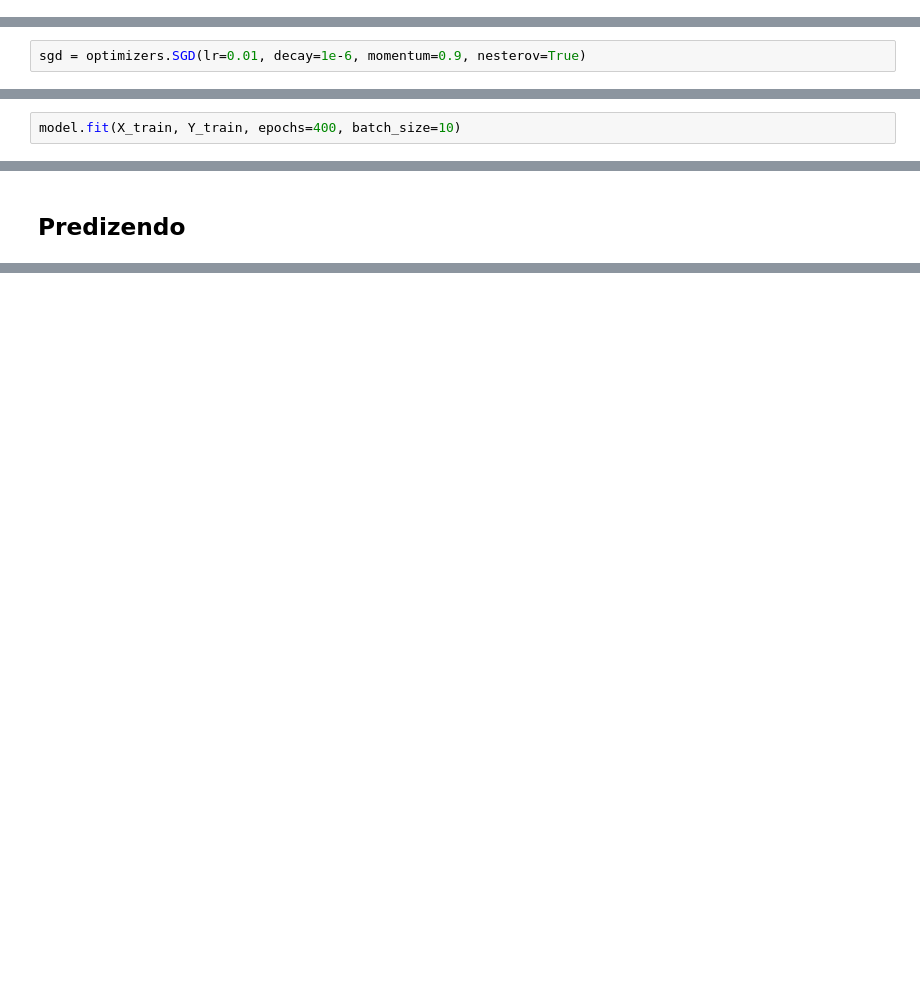
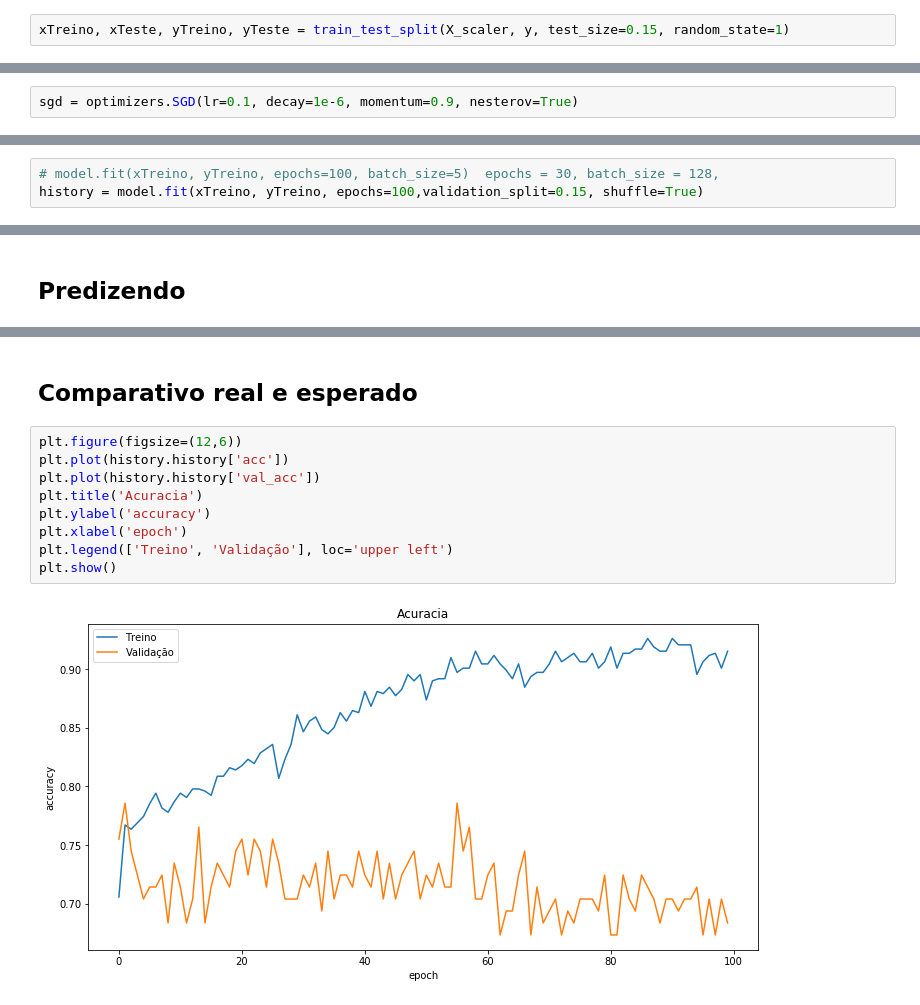
Before and after one commit to jonnatas/NeuralNet, a Jupyter notebook: diabetes.ipynb, the cells around one changed output, grey strips where cells are left out. Drawn from its saved outputs; the diff is of its cells as text; blank space fills up the shorter version.

```diff
--- a/diabetes.ipynb
+++ b/diabetes.ipynb
@@ -39,3 +50,5 @@ X_train, X_test, Y_train, Y_test = train_test_split(X_scaler, Y, test_size=0.02,
+# %%
+xTreino, xTeste, yTreino, yTeste = train_test_split(X_scaler, y, test_size=0.15, random_state=1)
 # %% [markdown]
 # Definindo o modelo
 # %% [markdown]
@@ -52,12 +66,10 @@ model.add(Dense(1, activation='sigmoid'))
 # %% [markdown]
 ## Otimizando o modelo
 # %%
-sgd = optimizers.SGD(lr=0.01, decay=1e-6, momentum=0.9, nesterov=True)
+sgd = optimizers.SGD(lr=0.1, decay=1e-6, momentum=0.9, nesterov=True)
 # %% [markdown]
 ## compilando o modelo
 # %%
 model.compile(loss='binary_crossentropy', optimizer=sgd, metrics=['accuracy'])
 # %% [markdown]
 ## Treinando o modelo
-# %%
-model.fit(X_train, Y_train, epochs=400, batch_size=10)
@@ -82,0 +76,3 @@ Epoch 400/400
+# %%
+# model.fit(xTreino, yTreino, epochs=100, batch_size=5)  epochs = 30, batch_size = 128,
+history = model.fit(xTreino, yTreino, epochs=100,validation_split=0.15, shuffle=True)
@@ -105,0 +188,13 @@ array([ 0.,  0.,  0.,  1.,  0.,  0.,  0.,  1.,  0.,  0.,  0.,  0.,  1.,
+# %% [markdown]
+## Comparativo real e esperado
+# %%
+plt.figure(figsize=(12,6))
+plt.plot(history.history['acc'])
+plt.plot(history.history['val_acc'])
+plt.title('Acuracia')
+plt.ylabel('accuracy')
+plt.xlabel('epoch')
+plt.legend(['Treino', 'Validação'], loc='upper left')
+plt.show()
+# %% [output]
+[figure, added]
```
Also changed, not shown: parts of 30 cells of this notebook.
